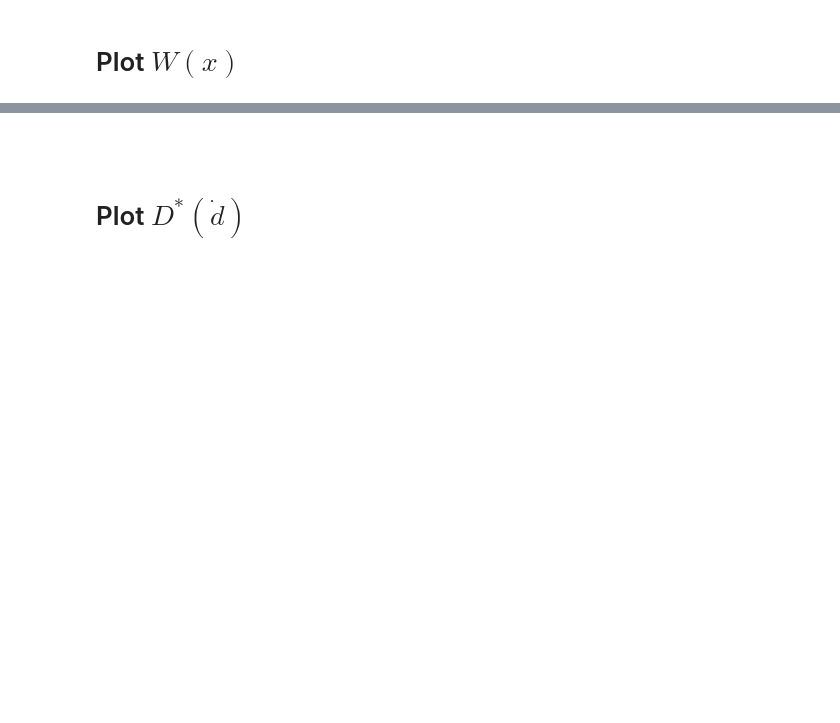
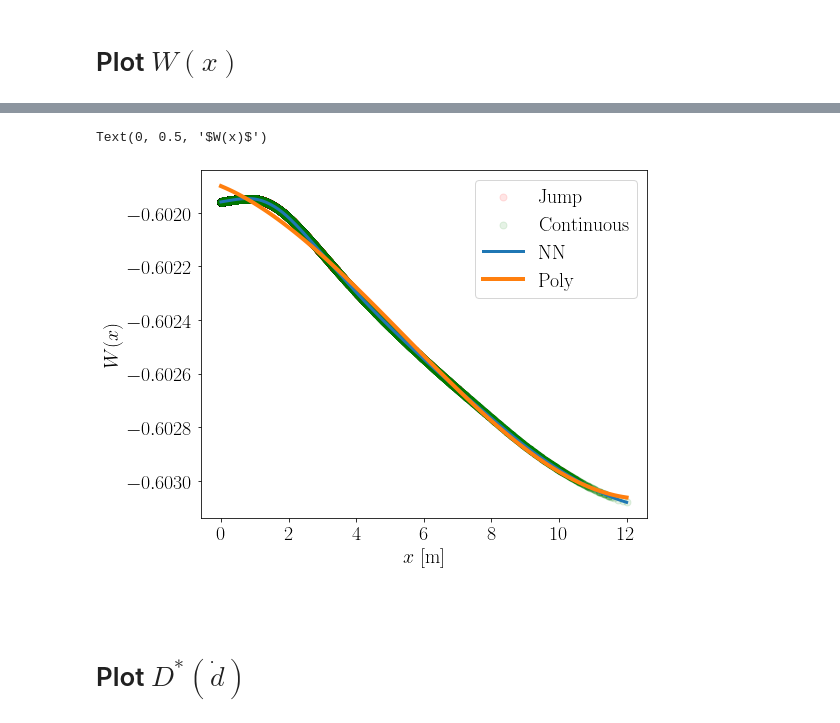
Before and after one commit to Shengduo/RateAndStateWithPotential, a Jupyter notebook: PlotPotentials.ipynb, the cells around one changed output, grey strips where cells are left out. Cells and saved outputs as stored; diff of their text form; code cells hidden in the pictures; blank space fills up the shorter version.

```diff
--- a/PlotPotentials.ipynb
+++ b/PlotPotentials.ipynb
@@ -285,3 +407,27 @@ Text(0, 0.5, '$W(x)$')
+# %%
+# Plot W(x)
+W_val_poly = myPotCal_poly.W(torch.from_numpy(x).float().reshape([-1, 1])).reshape(-1).detach().numpy()
+W_outss = []
+
+fig, ax = plt.subplots(figsize = (8, 6.4))
+ax.tick_params(axis='both', which='major', labelsize=fsize)
+
+# # Scatter all supporting datapoints
+for idx in range(len(legends)):
+    W_dataPts = myPotCal.W(torch.from_numpy(Xss[idx]).float().reshape([-1, 1])).reshape(-1).detach().numpy()
+    ax.scatter(Xss[idx], W_dataPts, s=50, marker="o", alpha=0.1, c=colors[idx], label=legends[idx])
+    W_outss.append(W_dataPts)
+# ax.legend(fontsize=fsize)
+
+# Plot the curve
+ax.plot(x, W_val, linewidth=3.0, label= "NN")
+ax.plot(x, W_val_poly, linewidth=4.0, label="Poly")
+ax.legend(fontsize=fsize)
+ax.set_xlabel("$x$ [m]", fontsize=fsize)
+ax.set_ylabel("$W(x)$", fontsize=fsize)
+# %% [output]
+Text(0, 0.5, '$W(x)$')
+[figure, added]
 # %% [markdown]
 #
 # %% [markdown]
```
Also changed, not shown: parts of 12 cells of this notebook, 13 other files.
